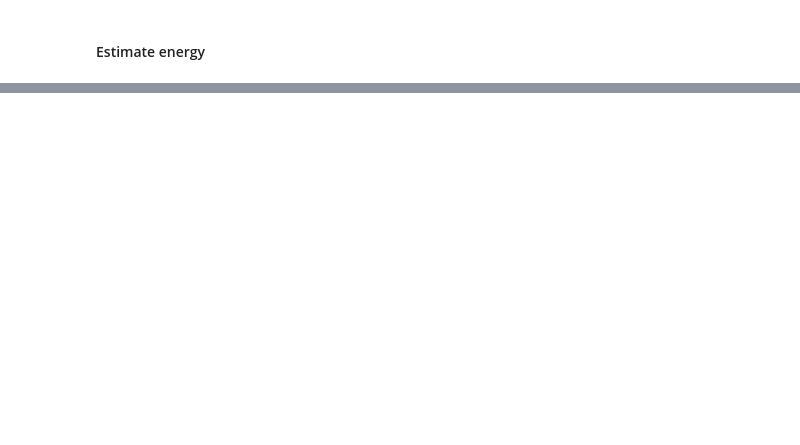
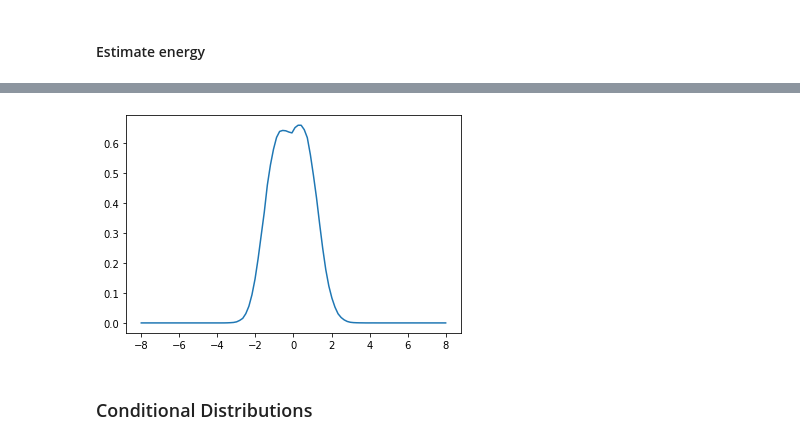
Before and after one commit to KristianWold/FYS4411, a Jupyter notebook: Project2/Autoregressive RNN Bosons.ipynb, the cells around one changed output, grey strips where cells are left out. Cells and saved outputs as stored; diff of their text form; code cells hidden in the pictures; blank space fills up the shorter version.

```diff
--- a/Project2/Autoregressive RNN Bosons.ipynb
+++ b/Project2/Autoregressive RNN Bosons.ipynb
@@ -209,0 +423,14 @@ tf.Tensor(1.203119407187489, shape=(), dtype=float64)
+# %%
+N = 100000
+system.Ansatz.hidden_reset(N)
+x = []
+
+for i in range(system.num_part):
+    x.append(system.Sampler(N)[0])
+    system.Ansatz.rnn_forward(x[-1])
+
+x = tf.concat(x, axis=1)
+E, _, E_L = loss(system, x)
+
+E2 = tf.math.reduce_mean(E_L**2)
+Var = E2 - E**2
@@ -209,0 +445,22 @@ tf.Tensor(1.203119407187489, shape=(), dtype=float64)
+# %%
+tf.random.set_seed(42)
+np.random.seed(42)
+
+N = 400000
+system.Ansatz.hidden_reset(N)
+x = []
+
+for i in range(system.num_part):
+    x.append(system.Sampler(N)[0])
+    system.Ansatz.rnn_forward(x[-1])
+
+pos = tf.concat(x, axis=0)
+bins = np.linspace(-8, 8, 100)
+density = oneBodyDensity(pos, bins, mode="1D")/N
+# %%
+plt.plot(bins, density)
+plt.show()
+# %% [output]
+[figure, added]
+# %% [markdown]
+### Conditional Distributions
```
Also changed, not shown: parts of 61 cells of this notebook, 1 other file.
